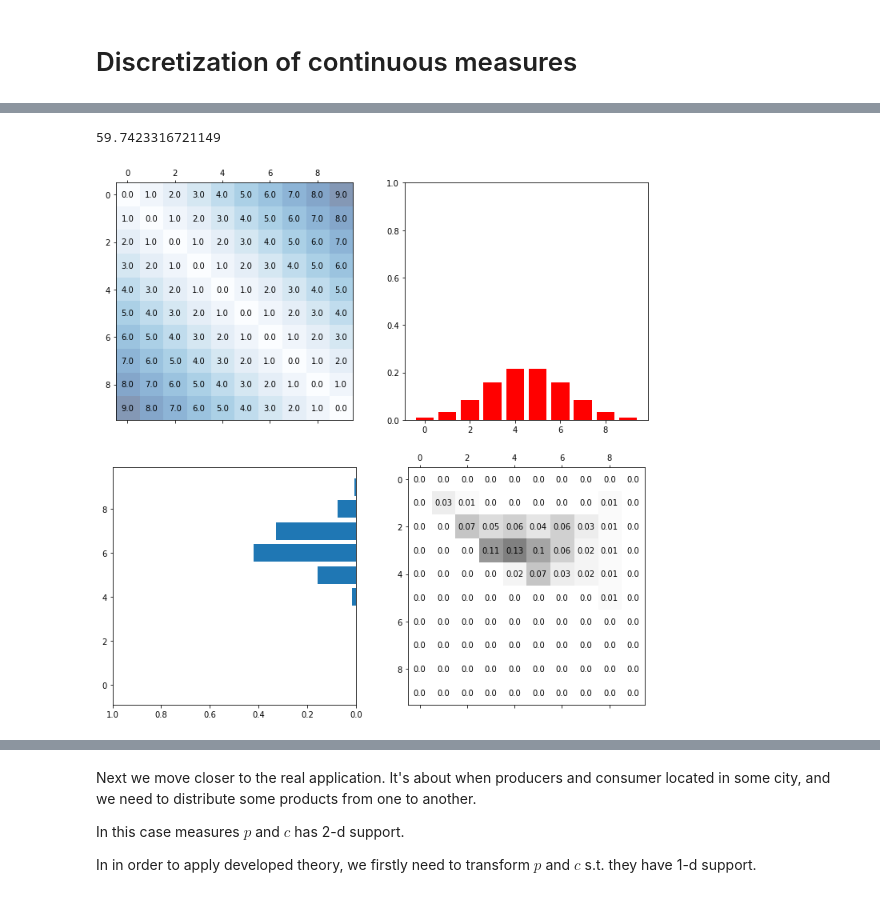
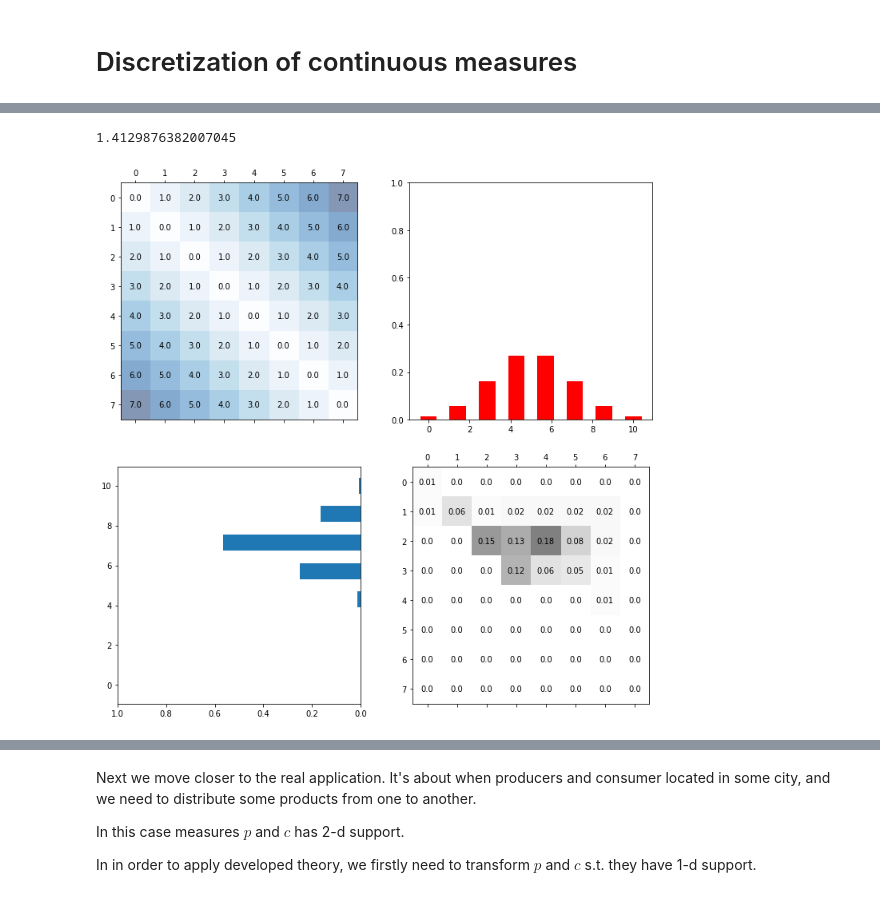
Before and after one commit to nazya/OT-tutorial, a Jupyter notebook: tutorial.ipynb, the cells around one changed output, grey strips where cells are left out. Drawn from its saved outputs; the diff is of its cells as text; code cells hidden in the pictures.

```diff
--- a/tutorial.ipynb
+++ b/tutorial.ipynb
@@ -114,8 +117,9 @@ fig, ((ax1, ax2), (ax3, ax)) = plt.subplots(2, 2)
 ax2.bar(np.arange(n), c , align='center', alpha=1, color='r')
 ax2.set_ylim(0,1)
 
-ax3.barh(np.flip(np.arange(n)), p , align='center', alpha=1)
+ax3.barh((np.arange(n)), p , align='center', alpha=1)
 ax3.set_xlim(1,0)
+ax3.set_ylim(2.5,-0.5)
 
 min_val, max_val = 0, X.value.max()
 intersection_matrix = np.round(X.value,2)
@@ -144,9 +148,9 @@ from scipy.stats import norm
 fig, (ax1, ax2) = plt.subplots(1, 2)
 
 
-x1 = np.linspace(0, 10, 300)
+x1 = np.linspace(0, 10, 8)
 p = norm(3,1).pdf(x1)
-x2 = np.linspace(0, 10, 300)
+x2 = np.linspace(0, 10, 8)
 c = norm(5,2).pdf(x2)
 
 ax1.plot(x1, p, 'r-', lw=5, alpha=0.6, label='mu=3, sigma=1')
@@ -181,37 +185,35 @@ prob = cp.Problem(objective, constraints)
 
 prob.solve()
 # %% [output]
-59.7423316721149
+1.4129876382007045
 # %%
 plt.rcParams["figure.figsize"] = (12,12)
 
 fig, ((ax1, ax2), (ax3, ax)) = plt.subplots(2, 2)
 
-ax2.bar(np.arange(n), c , align='center', alpha=1, color='r')
+ax2.bar(x1, c , align='center', alpha=1, color='r')
 ax2.set_ylim(0,1)
 
-ax3.barh(np.flip(np.arange(n)), p , align='center', alpha=1)
+ax3.barh(np.flip(x2), p , align='center', alpha=1)
 ax3.set_xlim(1,0)
 
 min_val, max_val = 0, X.value.max()
 intersection_matrix = np.round(X.value,2)
 ax.matshow(intersection_matrix, cmap=plt.cm.Greys, alpha=0.5)
-for i in np.arange(n):
-    for j in np.arange(n):
+for i in np.arange(len(x1)):
+    for j in np.arange(len(x2)):
         im = intersection_matrix[j,i]
         ax.text(i, j, str(im), va='center', ha='center')
-
-
 
 min_val, max_val = 0, C.max()
 intersection_matrix = np.round(C,2)
 ax1.matshow(intersection_matrix, cmap=plt.cm.Blues, alpha=0.5)
-for i in np.arange(n):
-    for j in np.arange(n):
+for i in np.arange(len(x1)):
+    for j in np.arange(len(x2)):
         im = intersection_matrix[j,i]
         ax1.text(i, j, str(im), va='center', ha='center')
 # %% [output]
-[figure, old version]
+[figure, new version]
 # %%
 plt.rcParams["figure.figsize"] = (15,15)
 plt.matshow(X.value, cmap=plt.cm.Greys)
```
Also changed, not shown: parts of 39 cells of this notebook.
